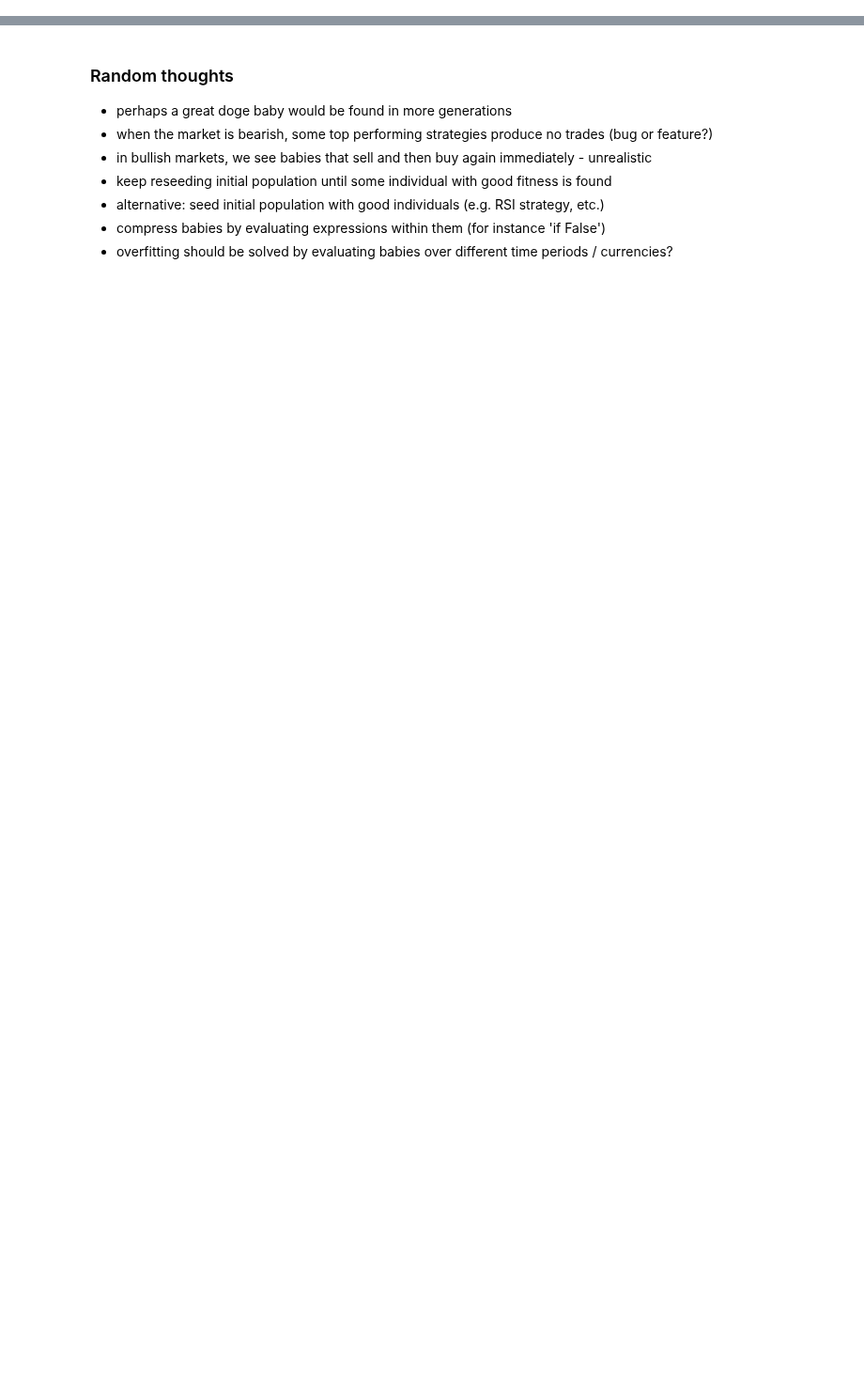
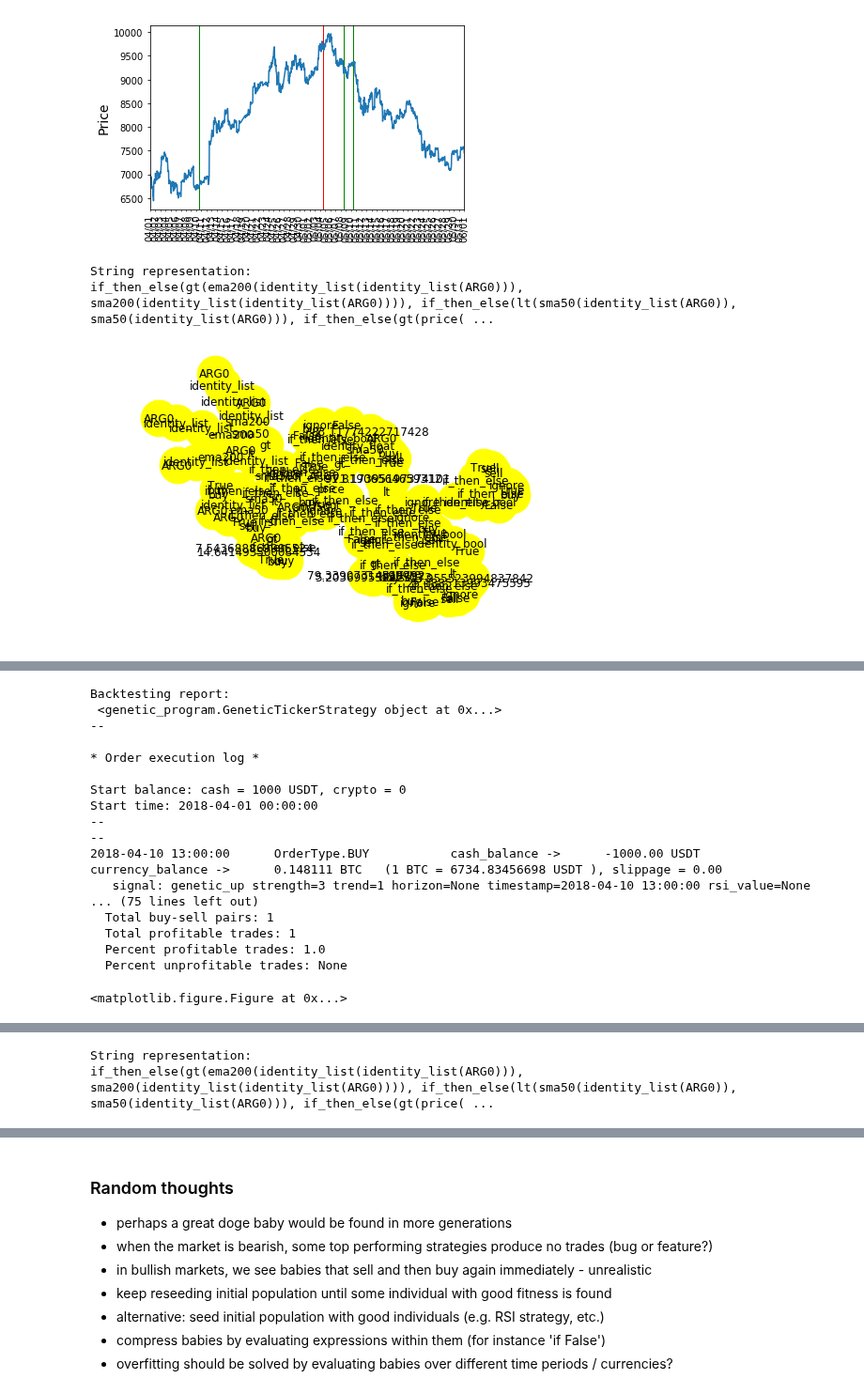
Before and after one commit to IntelligentTrading/science, a Jupyter notebook: genetic_algorithms/gp_experiments.ipynb, the cells around one changed output, grey strips where cells are left out. Shown at 94% size. Saved outputs shown, nothing was run; the diff lists cells and outputs as text; code cells hidden in the pictures; blank space fills up the shorter version.

```diff
--- a/genetic_algorithms/gp_experiments.ipynb
+++ b/genetic_algorithms/gp_experiments.ipynb
@@ -206,0 +208,9 @@ Start time: 2018-04-01 00:00:00
+# %%
+best_individuals_across_variants_and_datasets = e.get_best_performing_across_variants_and_datasets()
+# %%
+variant = list(e.get_variants())[0]
+best_overall, evaluations = best_individuals_across_variants_and_datasets[variant]
+evaluation = e._build_evaluation_object(best_overall, variant, e.validation_data[0])
+# %%
+variant = list(e.get_variants())[0]
+best_overall, evaluations = best_individuals_across_variants_and_datasets[variant]
@@ -206,0 +219,8 @@ Start time: 2018-04-01 00:00:00
+# %%
+for evaluation in evaluations:
+    e._print_individual_info(best_overall, evaluation)
+# %% [output]
+[figure, added]
+String representation:
+if_then_else(gt(ema200(identity_list(identity_list(ARG0))), sma200(identity_list(identity_list(ARG0)))), if_then_else(lt(sma50(identity_list(ARG0)), sma50(identity_list(ARG0))), if_then_else(gt(price( ...
+[figure, added]
@@ -206,0 +228,18 @@ Start time: 2018-04-01 00:00:00
+Backtesting report:
+ <genetic_program.GeneticTickerStrategy object at 0x...>
+--
+
+* Order execution log *
+
+Start balance: cash = 1000 USDT, crypto = 0
+Start time: 2018-04-01 00:00:00
+--
+--
+2018-04-10 13:00:00      OrderType.BUY           cash_balance ->      -1000.00 USDT      currency_balance ->      0.148111 BTC   (1 BTC = 6734.83456698 USDT ), slippage = 0.00
+   signal: genetic_up strength=3 trend=1 horizon=None timestamp=2018-04-10 13:00:00 rsi_value=None
+... (75 lines left out)
+  Total buy-sell pairs: 1
+  Total profitable trades: 1
+  Percent profitable trades: 1.0
+  Percent unprofitable trades: None
+<matplotlib.figure.Figure at 0x...>
@@ -206,0 +247,2 @@ Start time: 2018-04-01 00:00:00
+String representation:
+if_then_else(gt(ema200(identity_list(identity_list(ARG0))), sma200(identity_list(identity_list(ARG0)))), if_then_else(lt(sma50(identity_list(ARG0)), sma50(identity_list(ARG0))), if_then_else(gt(price( ...
```
Also changed, not shown: parts of 15 cells of this notebook, 1 other file.
